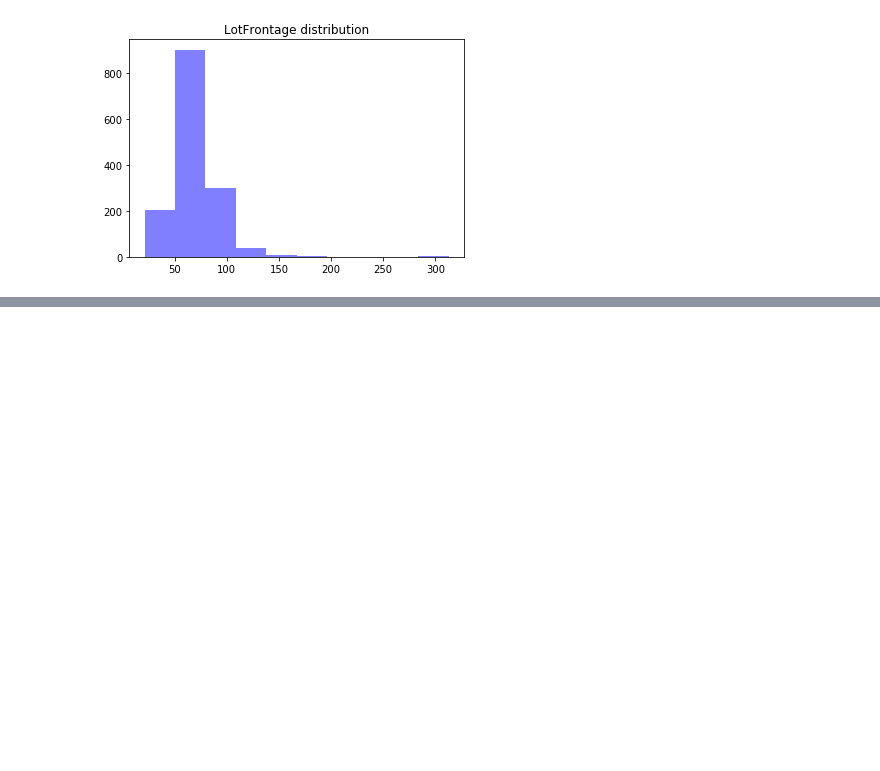
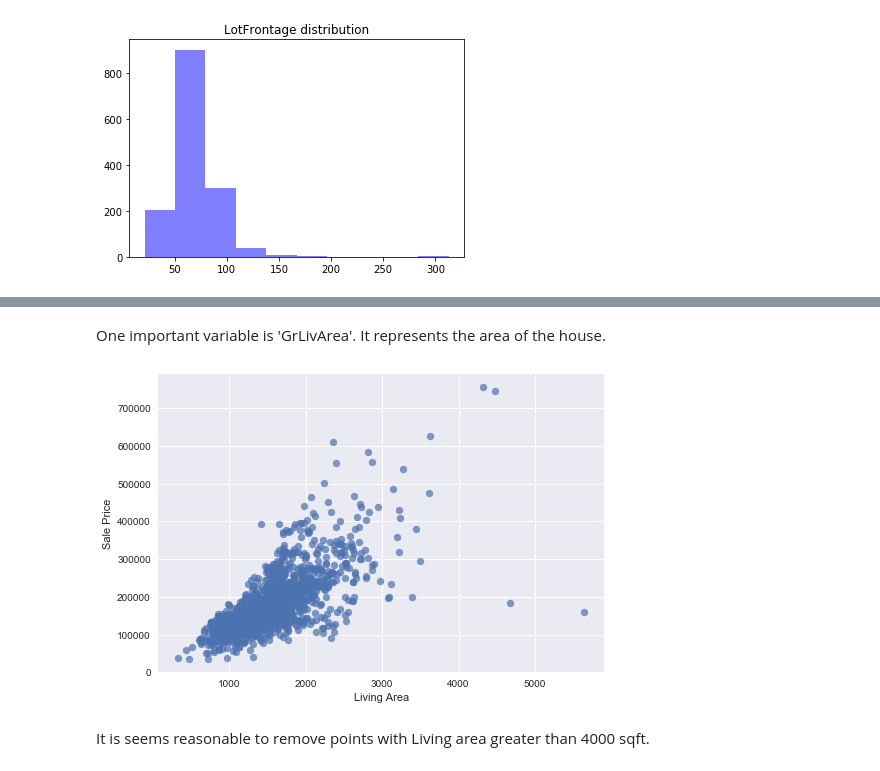
Before and after one commit to vgupta98/house_price_dataset, a Jupyter notebook: house_price_dataset.ipynb, the cells around one changed output, grey strips where cells are left out. Cells and saved outputs as stored; diff of their text form; code cells hidden in the pictures; blank space fills up the shorter version.

Commit message:
Some visualizations are added.

```diff
--- a/house_price_dataset.ipynb
+++ b/house_price_dataset.ipynb
@@ -216,0 +210,2 @@ I am going to make a model to impute the missing values for the 'GarageYrBlt' va
+# %%
+train_data['GarageYrBlt']=train_data['GarageYrBlt'].fillna(0)
@@ -216,0 +226,10 @@ I am going to make a model to impute the missing values for the 'GarageYrBlt' va
+# %% [markdown]
+One important variable is 'GrLivArea'. It represents the area of the house.
+# %%
+plt.scatter(train_data['GrLivArea'],train_data['SalePrice'],alpha=0.7);
+plt.xlabel('Living Area');
+plt.ylabel('Sale Price');
+# %% [output]
+[figure, added]
+# %% [markdown]
+It is seems reasonable to remove points with Living area greater than 4000 sqft.
```
Also changed, not shown: parts of 10 cells of this notebook.
